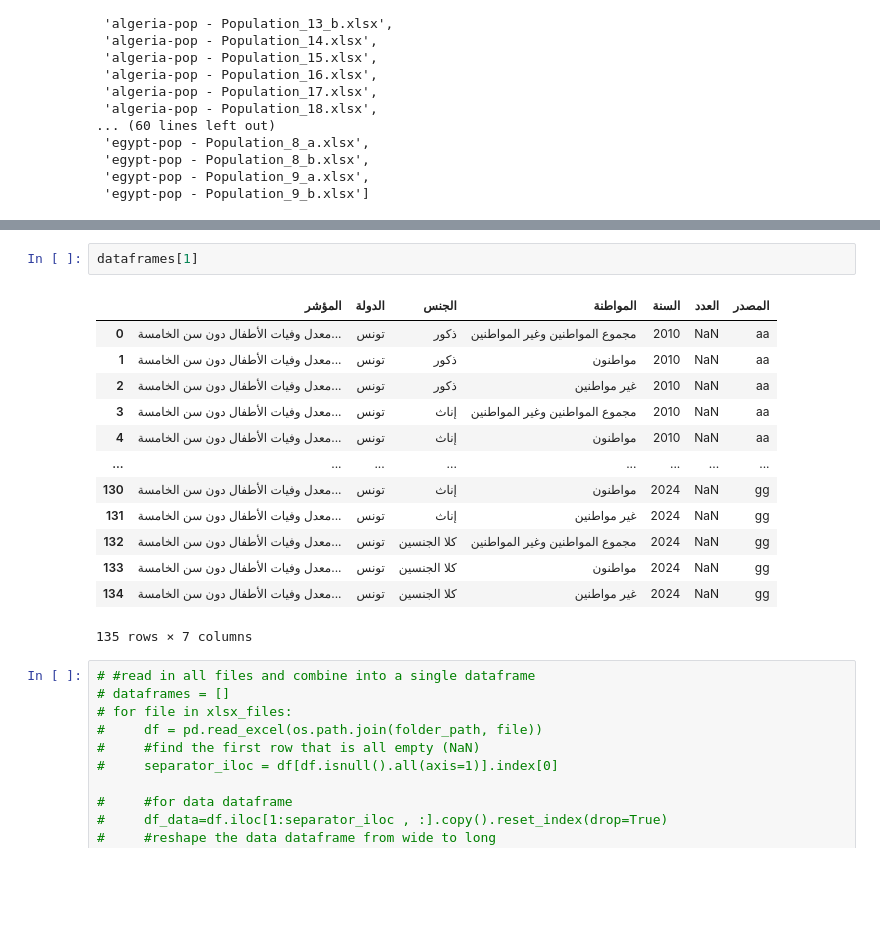
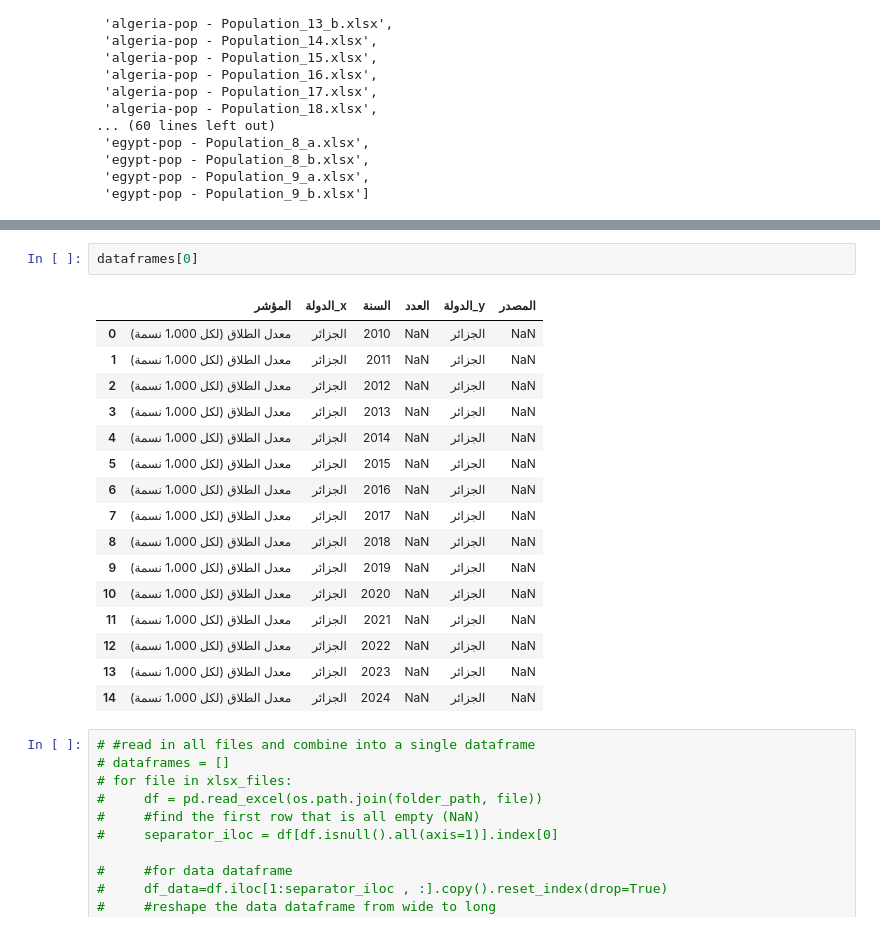
Before and after one commit to raffi1974/DataCollector-Project, a Jupyter notebook: DATACOLLECTOR PROCESSING SHEETS.ipynb, the cells around one changed output, grey strips where cells are left out. Cells and saved outputs as stored; diff of their text form; blank space fills up the shorter version.

```diff
--- a/DATACOLLECTOR PROCESSING SHEETS.ipynb
+++ b/DATACOLLECTOR PROCESSING SHEETS.ipynb
@@ -94,19 +112,22 @@ final_df.to_excel('final_dataset.xlsx', index=False)
 # %%
-dataframes[1]
+dataframes[0]
 # %% [output]
-|  | المؤشر | الدولة | الجنس | المواطنة | السنة | العدد | المصدر |
-| 0 | معدل وفيات الأطفال دون سن الخامسة... | تونس | ذكور | مجموع المواطنين وغير المواطنين | 2010 | NaN | aa |
-| 1 | معدل وفيات الأطفال دون سن الخامسة... | تونس | ذكور | مواطنون | 2010 | NaN | aa |
-| 2 | معدل وفيات الأطفال دون سن الخامسة... | تونس | ذكور | غير مواطنين | 2010 | NaN | aa |
-| 3 | معدل وفيات الأطفال دون سن الخامسة... | تونس | إناث | مجموع المواطنين وغير المواطنين | 2010 | NaN | aa |
-| 4 | معدل وفيات الأطفال دون سن الخامسة... | تونس | إناث | مواطنون | 2010 | NaN | aa |
-| ... | ... | ... | ... | ... | ... | ... | ... |
-| 130 | معدل وفيات الأطفال دون سن الخامسة... | تونس | إناث | مواطنون | 2024 | NaN | gg |
-| 131 | معدل وفيات الأطفال دون سن الخامسة... | تونس | إناث | غير مواطنين | 2024 | NaN | gg |
-| 132 | معدل وفيات الأطفال دون سن الخامسة... | تونس | كلا الجنسين | مجموع المواطنين وغير المواطنين | 2024 | NaN | gg |
-| 133 | معدل وفيات الأطفال دون سن الخامسة... | تونس | كلا الجنسين | مواطنون | 2024 | NaN | gg |
-| 134 | معدل وفيات الأطفال دون سن الخامسة... | تونس | كلا الجنسين | غير مواطنين | 2024 | NaN | gg |
+|  | المؤشر | الدولة_x | السنة | العدد | الدولة_y | المصدر |
+| 0 | معدل الطلاق (لكل 1،000 نسمة) | الجزائر | 2010 | NaN | الجزائر | NaN |
+| 1 | معدل الطلاق (لكل 1،000 نسمة) | الجزائر | 2011 | NaN | الجزائر | NaN |
+| 2 | معدل الطلاق (لكل 1،000 نسمة) | الجزائر | 2012 | NaN | الجزائر | NaN |
+| 3 | معدل الطلاق (لكل 1،000 نسمة) | الجزائر | 2013 | NaN | الجزائر | NaN |
+| 4 | معدل الطلاق (لكل 1،000 نسمة) | الجزائر | 2014 | NaN | الجزائر | NaN |
+| 5 | معدل الطلاق (لكل 1،000 نسمة) | الجزائر | 2015 | NaN | الجزائر | NaN |
+| 6 | معدل الطلاق (لكل 1،000 نسمة) | الجزائر | 2016 | NaN | الجزائر | NaN |
+| 7 | معدل الطلاق (لكل 1،000 نسمة) | الجزائر | 2017 | NaN | الجزائر | NaN |
+| 8 | معدل الطلاق (لكل 1،000 نسمة) | الجزائر | 2018 | NaN | الجزائر | NaN |
+| 9 | معدل الطلاق (لكل 1،000 نسمة) | الجزائر | 2019 | NaN | الجزائر | NaN |
+| 10 | معدل الطلاق (لكل 1،000 نسمة) | الجزائر | 2020 | NaN | الجزائر | NaN |
+| 11 | معدل الطلاق (لكل 1،000 نسمة) | الجزائر | 2021 | NaN | الجزائر | NaN |
+| 12 | معدل الطلاق (لكل 1،000 نسمة) | الجزائر | 2022 | NaN | الجزائر | NaN |
+| 13 | معدل الطلاق (لكل 1،000 نسمة) | الجزائر | 2023 | NaN | الجزائر | NaN |
+| 14 | معدل الطلاق (لكل 1،000 نسمة) | الجزائر | 2024 | NaN | الجزائر | NaN |
-135 rows × 7 columns
 # %%
 # #read in all files and combine into a single dataframe
 # dataframes = []
```
Also changed, not shown: parts of 1 cell of this notebook.
